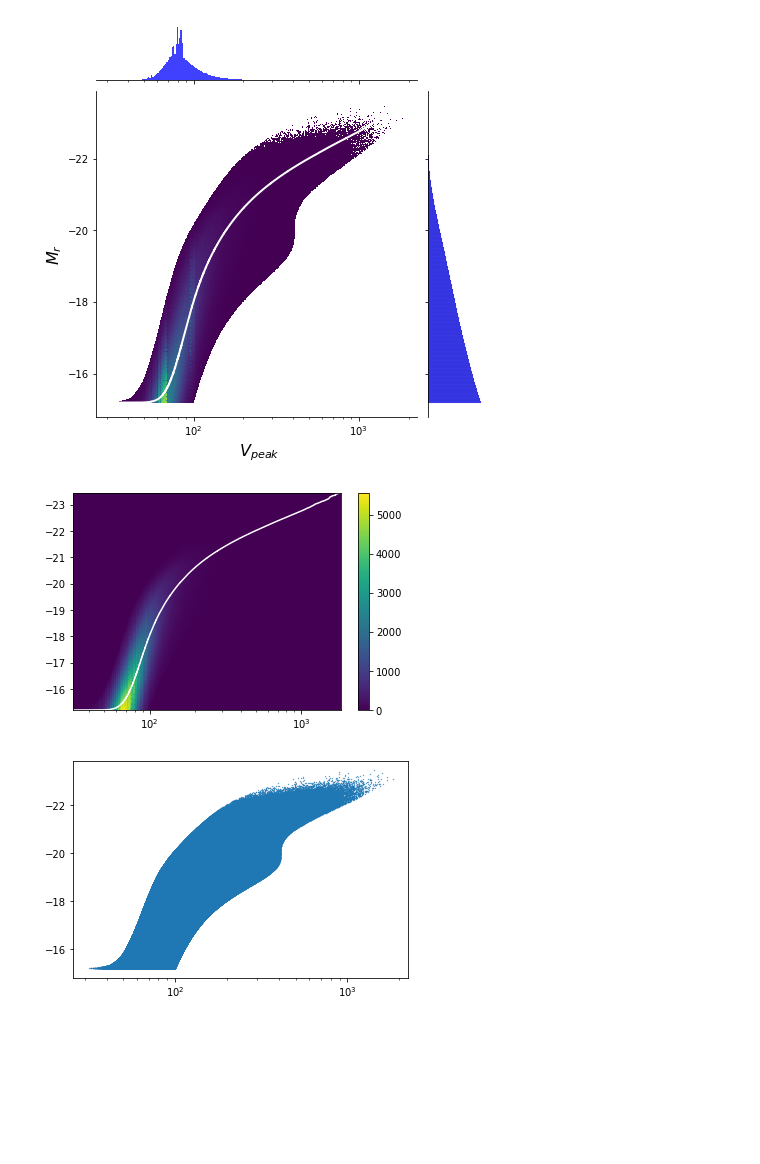
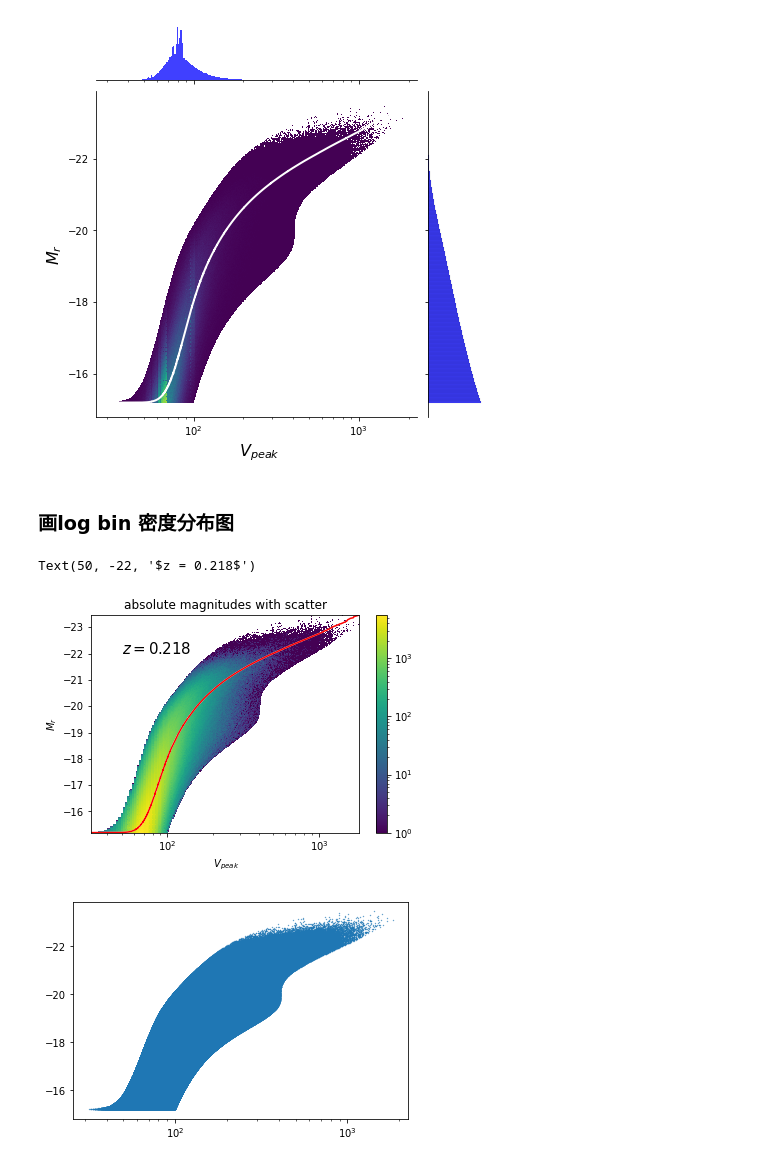
Before and after one commit to zhengyun0215/mock, a Jupyter notebook: newmag.ipynb, the cells around one changed output. Saved outputs shown, nothing was run; the diff lists cells and outputs as text; code cells hidden in the pictures; blank space fills up the shorter version.

Commit message:
newmag

```diff
--- a/newmag.ipynb
+++ b/newmag.ipynb
@@ -107,3 +92,8 @@ vpeak = vpeak[stag]
+# %%
+table = np.load('/home/yunzheng/mock/color/data/newcatalogue/snap_92_new_with_zform.npy')
+vpeak = table[:,1]
+stag = np.argsort(vpeak)
+vpeak = vpeak[stag]
 # %%
 vpeak.shape
 # %% [output]
@@ -176,6 +172,6 @@ def luminosity_final(M,z):
 # %%
 nstep=1000
 lfx0 = np.linspace(-25,-10,nstep)
-lfy0 = luminosity_final(lfx0,0.1)
+lfy0 = luminosity_final(lfx0,0.2182580231028184)
 af_test = AbundanceFunction(lfx0,lfy0,(-25,-10))
 catalog_test = af_test.match(nd_halos)
@@ -333,3 +369,7 @@ testmag = np.array(mags,dtype = 'float32')
+# %%
+stag_sca = np.argsort(testmag)
+mag_sca = mag_sca[stag_sca]
+newmag_92 =
 # %%
 cut_v = np.array(vpeak[:len(mags)],dtype = 'float32')
 # %%
@@ -553,3 +821,5 @@ myplot1.set_axis_labels(r' $V_{peak}$', r'$M_{r}$', fontsize=16)
 # %% [output]
 <seaborn.axisgrid.JointGrid at 0x...>
 [figure]
+# %% [markdown]
+### 画log bin 密度分布图
@@ -556,12 +828,21 @@ myplot1.set_axis_labels(r' $V_{peak}$', r'$M_{r}$', fontsize=16)
 # %%
-plt.hist2d(vpeak_92,new_mag_92,bins = 1000)
+plt.hist2d(vpeak_92,new_mag_92,bins = 1000,norm=matplotlib.colors.LogNorm())
 plt.gca().invert_yaxis()
 plt.plot(vpeak_92,newmag_92,color = 'white',label = '$z = 0.25$')
+plt.plot(vpeak,catalog_test,'r',label = 'AM')
 plt.xscale('log')
 plt.colorbar()
-plt.show()
+plt.title(r'absolute magnitudes with scatter')
+plt.xlabel(r' $V_{peak}$ ')
+plt.ylabel(r'$M_{r}$')
+plt.text(50,-22,'$z = 0.218$',size = 15,weight = "light")
+# plt.show()
+
+
+# plt.savefig('/home/yunzheng/mock/abundance_new/picture/M_withscatter_new_92.pdf',dpi = 100)
 # %% [output]
+Text(50, -22, '$z = 0.218$')
-[figure, old version]
+[figure, new version]
 # %%
 plt.scatter(vpeak_92,new_mag_92,s= 0.1)
 plt.xscale('log')
```
Also changed, not shown: parts of 85 cells of this notebook.
